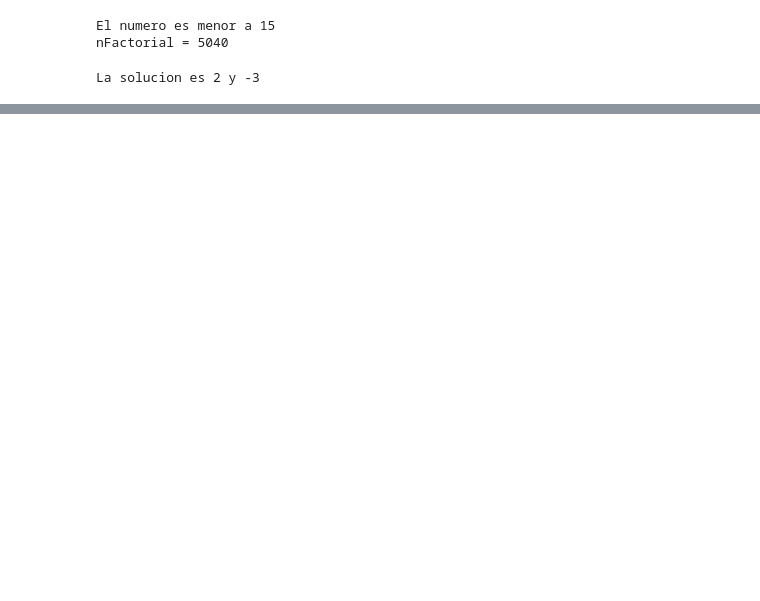
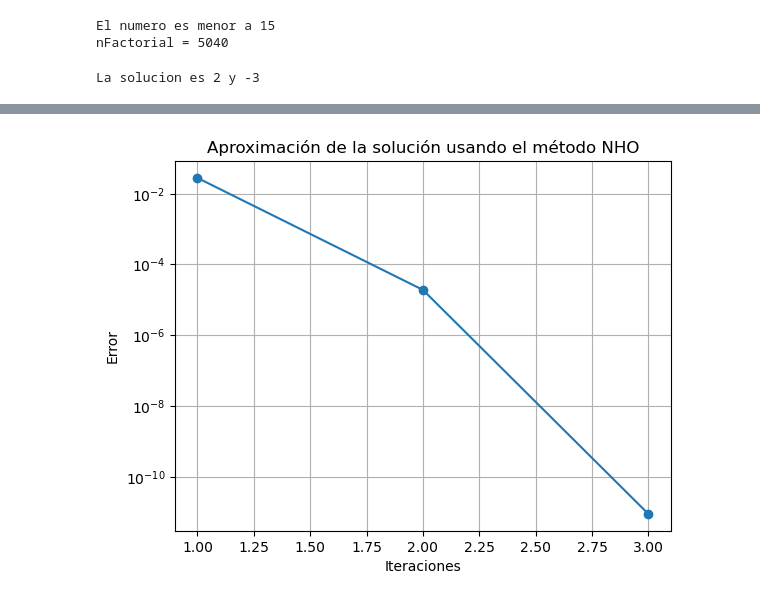
Before and after one commit to dduarteingcom/ExtraClaseANPI, a Jupyter notebook: extraclase_bloque1.ipynb, the cells around one changed output, grey strips where cells are left out. Saved outputs shown, nothing was run; the diff lists cells and outputs as text; code cells hidden in the pictures; blank space fills up the shorter version.

```diff
--- a/extraclase_bloque1.ipynb
+++ b/extraclase_bloque1.ipynb
@@ -102,0 +583,86 @@ La solucion es 2 y -3
+# %%
+#Pregunta 5#
+### NHO ###
+%use python3
+# ------------------------------------------------------------------------------
+# MÉTODO NHO - IMPLEMENTACIÓN EN PYTHON
+# ------------------------------------------------------------------------------
+# Este script implementa el método iterativo propuesto por Liang Fang y Guoping He,
+# conocido como método NHO (Newton-Herencia-Orden), para aproximar la raíz de una
+# ecuación no lineal de la forma f(x) = 0. El método es una mejora del método de
+# Newton-Raphson, utilizando una corrección adicional con base en la derivada de f.
+#
+# La función a resolver es:
+#     f(x) = x^2 - e^x - 3x + 2
+#
+# Se emplea una tolerancia de 1e-10 como criterio de parada, con un máximo de 100
+# iteraciones. Además, se grafica el error cometido en cada iteración en escala
+# logarítmica, lo que permite evaluar la convergencia del método.
+# ------------------------------------------------------------------------------
+import numpy as np
+import matplotlib.pyplot as plt
+
+# Tolerancia y número máximo de iteraciones
+tol = 1e-10
+iterMax = 100
+
+# Definición de la función f(x)
+def f(x):
+    return x**2 - np.exp(x) - 3*x + 2
+
+# Derivada de la función f(x)
+def df(x):
+    return 2*x - np.exp(x) - 3
+
+# Función auxiliar H(x, z) usada en la fórmula iterativa del método NHO
+def H(x, z):
+    return (df(x) - df(z)) / (3*df(z) - df(x))
+
+# Función principal que implementa el método NHO
+def NHO():
+    errores = []  # Lista para almacenar errores en cada iteración
+    iters = []    # Lista para almacenar los números de iteración
+    x_prev = 0    # Valor inicial x0
+
+    for i in range(iterMax):
+        # Verifica si ya se cumple el criterio de convergencia
+        if abs(f(x_prev)) < tol:
+            break
+
+        # Primer paso: predictor zn usando Newton-Raphson
+        z_n = x_prev - f(x_prev) / df(x_prev)
+
+        # Cálculo del factor corrector H(xn, zn)
+        Hz = H(x_prev, z_n)
+
+        # Segundo paso: corrector xn+1 usando el valor de H
+        x_n = z_n - (Hz * f(z_n)) / df(x_prev)
+
+        # Cálculo del error actual
+        error = abs(f(x_n))
+        errores.append(error)
+        iters.append(i + 1)
+
+        # Verificación del criterio de parada
+        if error < tol:
+            return x_n, errores, iters
+
+        # Actualización del valor previo
+        x_prev = x_n
+
+    # Retorna el valor alcanzado tras iterMax si no converge antes
+    return x_prev, errores, iters
+
+# Ejecución del método
+x, errores, iters = NHO()
+
+# Gráfica de error vs. iteraciones
+plt.plot(iters, errores, marker='o')
+plt.yscale('log')  # Escala logarítmica en el eje Y para visualizar convergencia
+plt.xlabel("Iteraciones")
+plt.ylabel("Error")
+plt.title("Aproximación de la solución usando el método NHO")
+plt.grid(True)
+plt.show()
+# %% [output]
+[figure, added]
```
Also changed, not shown: parts of 15 cells of this notebook.
